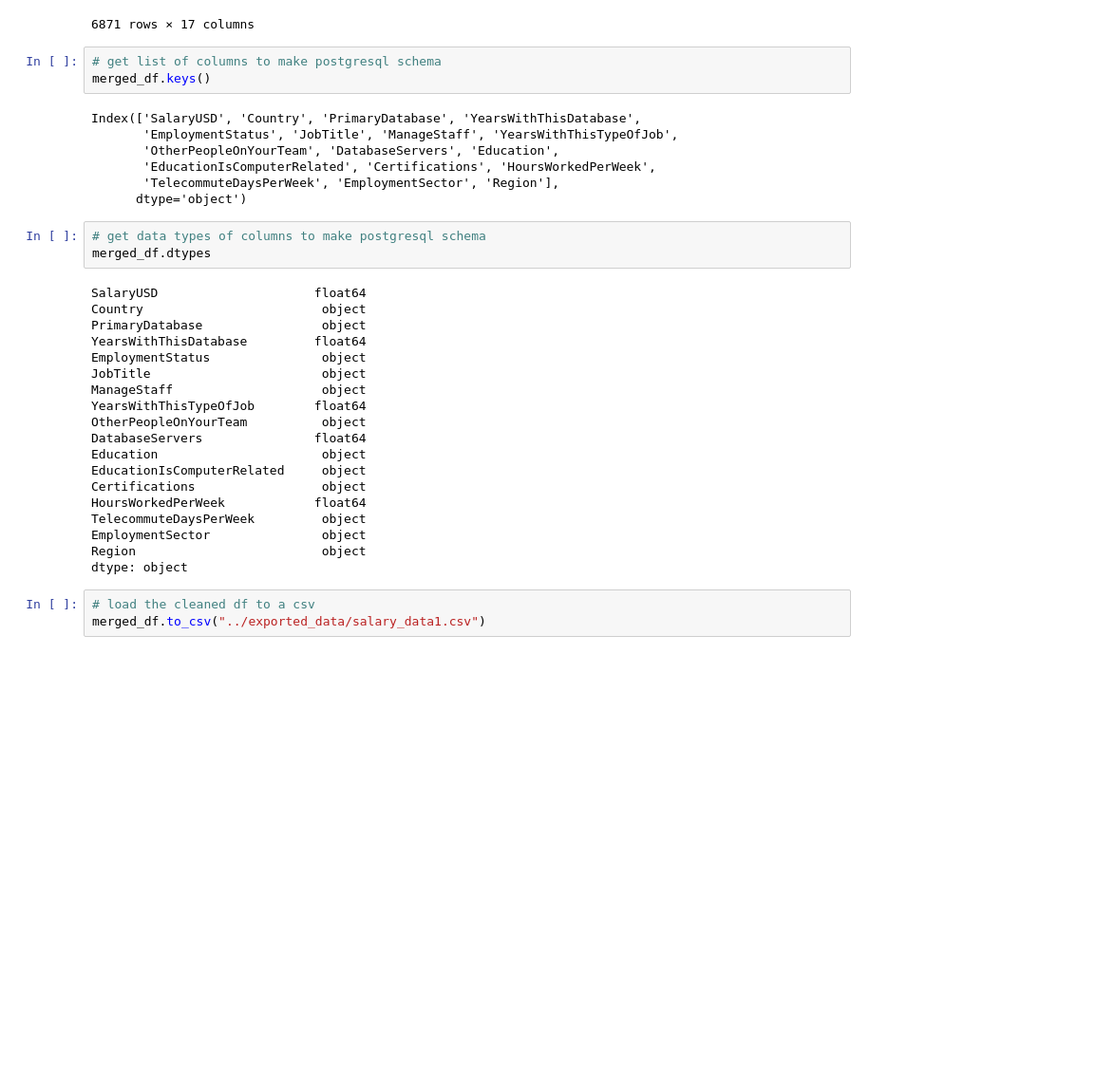
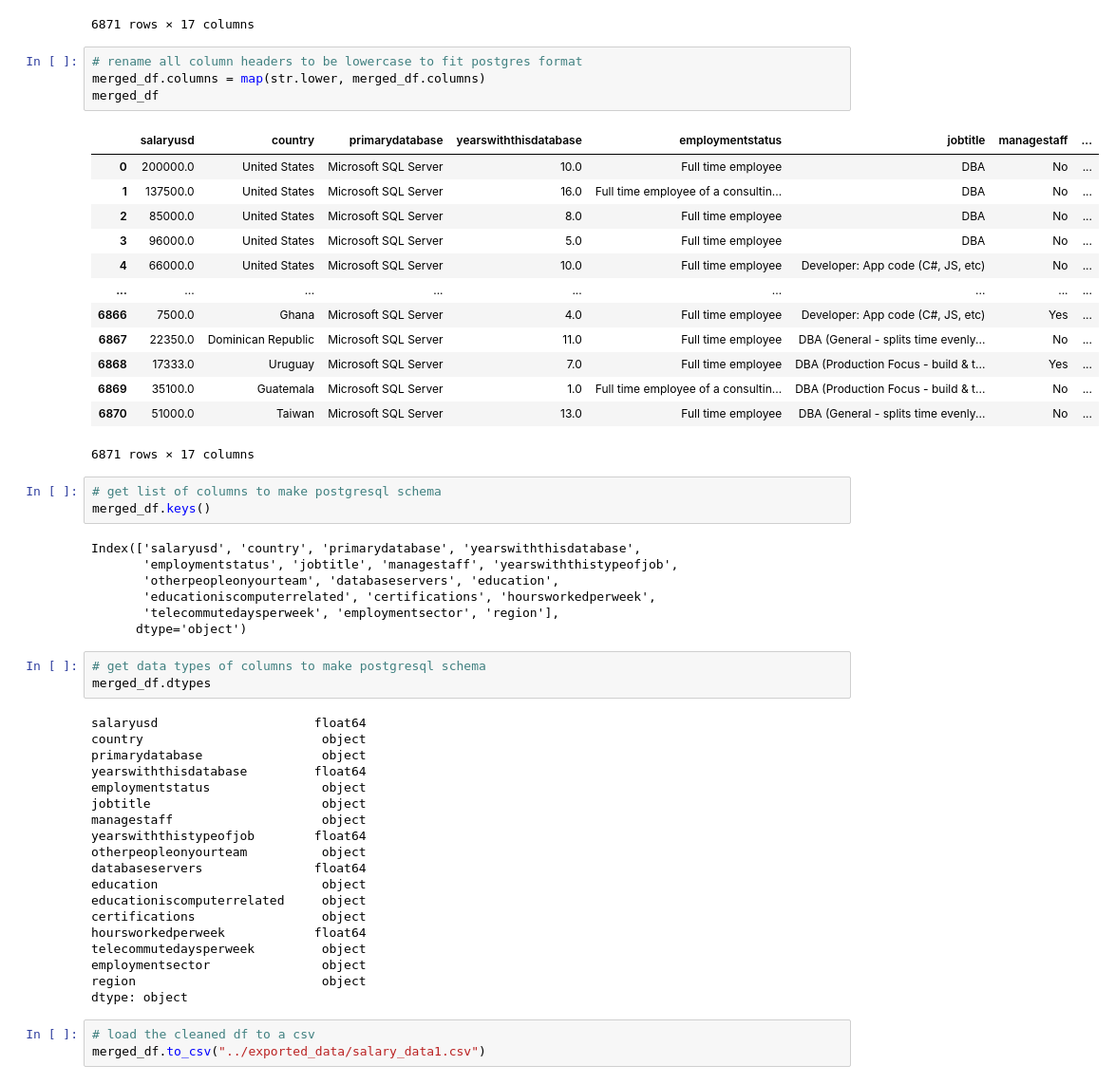
Before and after one commit to adrianavandeguchte/PredictYourSalary, a Jupyter notebook: notebooks/data_cleaning_sandy.ipynb, the cells around one changed output. Shown at 95% size. Drawn from its saved outputs; the diff is of its cells as text; blank space fills up the shorter version.

```diff
--- a/notebooks/data_cleaning_sandy.ipynb
+++ b/notebooks/data_cleaning_sandy.ipynb
@@ -220,37 +220,55 @@ merged_df
 | 6869 | 35100.0 | Guatemala | Microsoft SQL Server | 1.0 | Full time employee of a consultin... | DBA (Production Focus - build & t... | No | ... |
 | 6870 | 51000.0 | Taiwan | Microsoft SQL Server | 13.0 | Full time employee | DBA (General - splits time evenly... | No | ... |
 6871 rows × 17 columns
+# %%
+# rename all column headers to be lowercase to fit postgres format
+merged_df.columns = map(str.lower, merged_df.columns)
+merged_df
+# %% [output]
+|  | salaryusd | country | primarydatabase | yearswiththisdatabase | employmentstatus | jobtitle | managestaff | ... |
+| 0 | 200000.0 | United States | Microsoft SQL Server | 10.0 | Full time employee | DBA | No | ... |
+| 1 | 137500.0 | United States | Microsoft SQL Server | 16.0 | Full time employee of a consultin... | DBA | No | ... |
+| 2 | 85000.0 | United States | Microsoft SQL Server | 8.0 | Full time employee | DBA | No | ... |
+| 3 | 96000.0 | United States | Microsoft SQL Server | 5.0 | Full time employee | DBA | No | ... |
+| 4 | 66000.0 | United States | Microsoft SQL Server | 10.0 | Full time employee | Developer: App code (C#, JS, etc) | No | ... |
+| ... | ... | ... | ... | ... | ... | ... | ... | ... |
+| 6866 | 7500.0 | Ghana | Microsoft SQL Server | 4.0 | Full time employee | Developer: App code (C#, JS, etc) | Yes | ... |
+| 6867 | 22350.0 | Dominican Republic | Microsoft SQL Server | 11.0 | Full time employee | DBA (General - splits time evenly... | No | ... |
+| 6868 | 17333.0 | Uruguay | Microsoft SQL Server | 7.0 | Full time employee | DBA (Production Focus - build & t... | Yes | ... |
+| 6869 | 35100.0 | Guatemala | Microsoft SQL Server | 1.0 | Full time employee of a consultin... | DBA (Production Focus - build & t... | No | ... |
+| 6870 | 51000.0 | Taiwan | Microsoft SQL Server | 13.0 | Full time employee | DBA (General - splits time evenly... | No | ... |
+6871 rows × 17 columns
 # %%
 # get list of columns to make postgresql schema
 merged_df.keys()
 # %% [output]
-Index(['SalaryUSD', 'Country', 'PrimaryDatabase', 'YearsWithThisDatabase',
-       'EmploymentStatus', 'JobTitle', 'ManageStaff', 'YearsWithThisTypeOfJob',
-       'OtherPeopleOnYourTeam', 'DatabaseServers', 'Education',
-       'EducationIsComputerRelated', 'Certifications', 'HoursWorkedPerWeek',
-       'TelecommuteDaysPerWeek', 'EmploymentSector', 'Region'],
+Index(['salaryusd', 'country', 'primarydatabase', 'yearswiththisdatabase',
+       'employmentstatus', 'jobtitle', 'managestaff', 'yearswiththistypeofjob',
+       'otherpeopleonyourteam', 'databaseservers', 'education',
+       'educationiscomputerrelated', 'certifications', 'hoursworkedperweek',
+       'telecommutedaysperweek', 'employmentsector', 'region'],
       dtype='object')
 # %%
 # get data types of columns to make postgresql schema
 merged_df.dtypes
 # %% [output]
-SalaryUSD                     float64
-Country                        object
-PrimaryDatabase                object
-YearsWithThisDatabase         float64
-EmploymentStatus               object
-JobTitle                       object
-ManageStaff                    object
-YearsWithThisTypeOfJob        float64
-OtherPeopleOnYourTeam          object
-DatabaseServers               float64
-Education                      object
-EducationIsComputerRelated     object
-Certifications                 object
-HoursWorkedPerWeek            float64
-TelecommuteDaysPerWeek         object
-EmploymentSector               object
-Region                         object
+salaryusd                     float64
+country                        object
+primarydatabase                object
+yearswiththisdatabase         float64
+employmentstatus               object
+jobtitle                       object
+managestaff                    object
+yearswiththistypeofjob        float64
+otherpeopleonyourteam          object
+databaseservers               float64
+education                      object
+educationiscomputerrelated     object
+certifications                 object
+hoursworkedperweek            float64
+telecommutedaysperweek         object
+employmentsector               object
+region                         object
 dtype: object
 # %%
 # load the cleaned df to a csv
```
Also changed, not shown: parts of 3 cells of this notebook, 2 other files.
